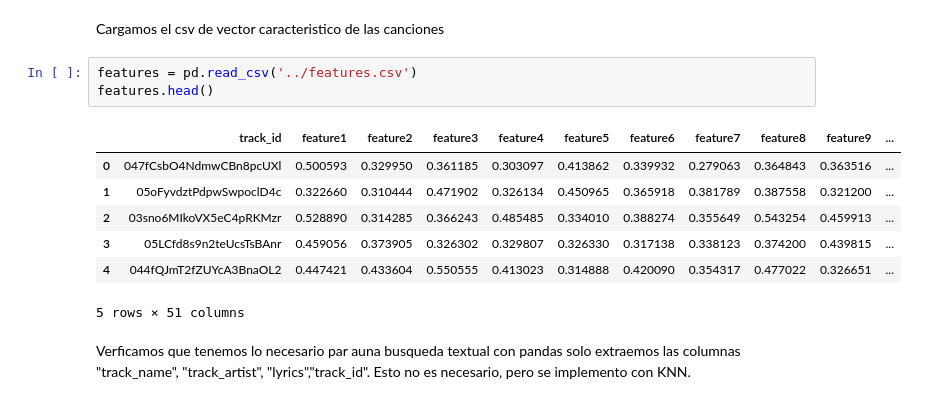
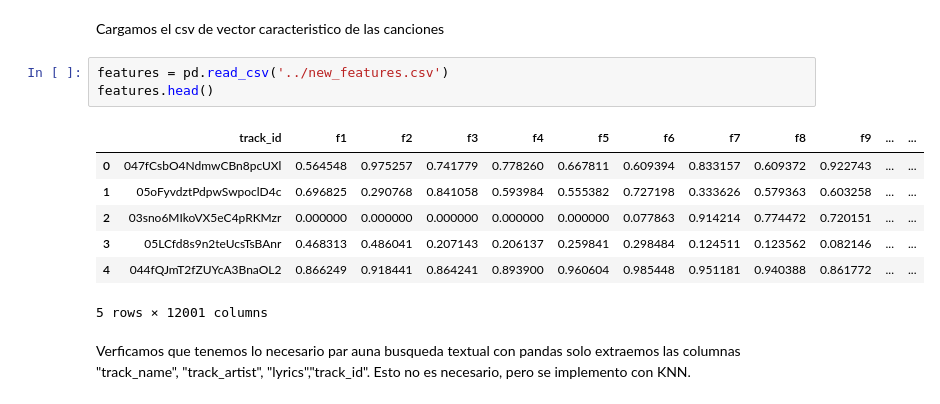
Before and after one commit to MatiasMaravi/BD2-Project2, a Jupyter notebook: knn/knn.ipynb, the cells around one changed output. Saved outputs shown, nothing was run; the diff lists cells and outputs as text.

```diff
--- a/knn/knn.ipynb
+++ b/knn/knn.ipynb
@@ -25,16 +25,16 @@ songs.head()
 # %% [markdown]
 Cargamos el csv de vector caracteristico de las canciones
 # %%
-features = pd.read_csv('../features.csv')
+features = pd.read_csv('../new_features.csv')
 features.head()
 # %% [output]
-|  | track_id | feature1 | feature2 | feature3 | feature4 | feature5 | feature6 | feature7 | feature8 | feature9 | ... |
-| 0 | 047fCsbO4NdmwCBn8pcUXl | 0.500593 | 0.329950 | 0.361185 | 0.303097 | 0.413862 | 0.339932 | 0.279063 | 0.364843 | 0.363516 | ... |
-| 1 | 05oFyvdztPdpwSwpoclD4c | 0.322660 | 0.310444 | 0.471902 | 0.326134 | 0.450965 | 0.365918 | 0.381789 | 0.387558 | 0.321200 | ... |
-| 2 | 03sno6MIkoVX5eC4pRKMzr | 0.528890 | 0.314285 | 0.366243 | 0.485485 | 0.334010 | 0.388274 | 0.355649 | 0.543254 | 0.459913 | ... |
-| 3 | 05LCfd8s9n2teUcsTsBAnr | 0.459056 | 0.373905 | 0.326302 | 0.329807 | 0.326330 | 0.317138 | 0.338123 | 0.374200 | 0.439815 | ... |
-| 4 | 044fQJmT2fZUYcA3BnaOL2 | 0.447421 | 0.433604 | 0.550555 | 0.413023 | 0.314888 | 0.420090 | 0.354317 | 0.477022 | 0.326651 | ... |
+|  | track_id | f1 | f2 | f3 | f4 | f5 | f6 | f7 | f8 | f9 | ... | ... |
+| 0 | 047fCsbO4NdmwCBn8pcUXl | 0.564548 | 0.975257 | 0.741779 | 0.778260 | 0.667811 | 0.609394 | 0.833157 | 0.609372 | 0.922743 | ... | ... |
+| 1 | 05oFyvdztPdpwSwpoclD4c | 0.696825 | 0.290768 | 0.841058 | 0.593984 | 0.555382 | 0.727198 | 0.333626 | 0.579363 | 0.603258 | ... | ... |
+| 2 | 03sno6MIkoVX5eC4pRKMzr | 0.000000 | 0.000000 | 0.000000 | 0.000000 | 0.000000 | 0.077863 | 0.914214 | 0.774472 | 0.720151 | ... | ... |
+| 3 | 05LCfd8s9n2teUcsTsBAnr | 0.468313 | 0.486041 | 0.207143 | 0.206137 | 0.259841 | 0.298484 | 0.124511 | 0.123562 | 0.082146 | ... | ... |
+| 4 | 044fQJmT2fZUYcA3BnaOL2 | 0.866249 | 0.918441 | 0.864241 | 0.893900 | 0.960604 | 0.985448 | 0.951181 | 0.940388 | 0.861772 | ... | ... |
-5 rows × 51 columns
+5 rows × 12001 columns
 # %% [markdown]
 Verficamos que tenemos lo necesario par auna busqueda textual con pandas solo extraemos las columnas "track_name", "track_artist", "lyrics","track_id". Esto no es necesario, pero se implemento con KNN.
 # %%
```
Also changed, not shown: parts of 28 cells of this notebook, 2 other files.
